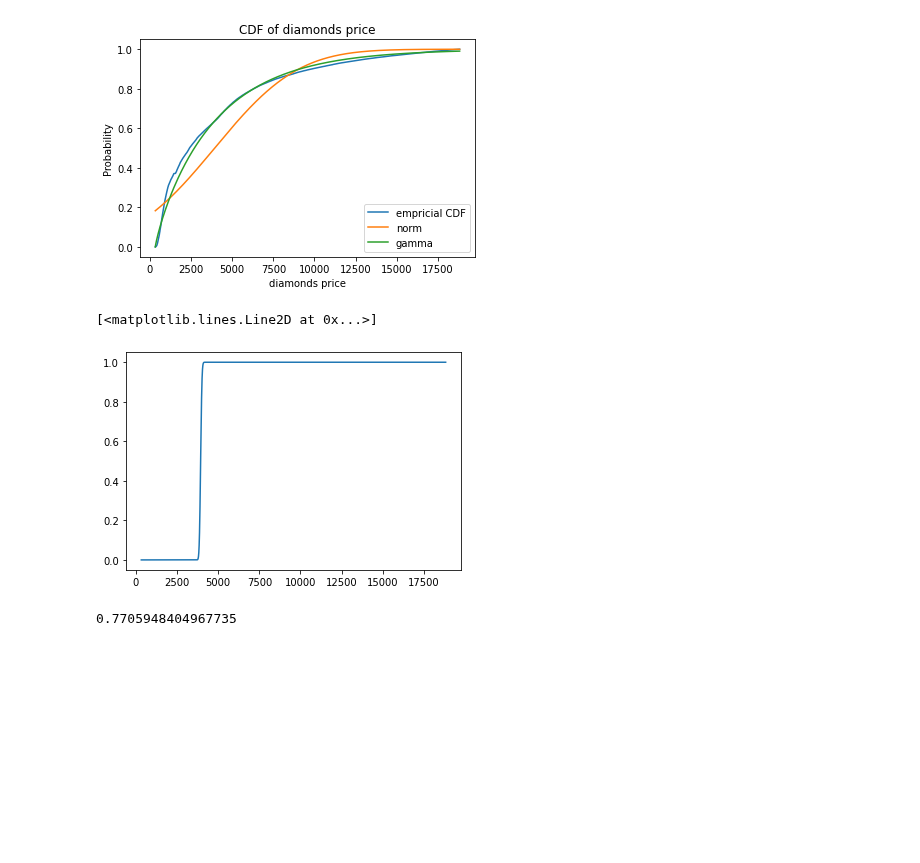
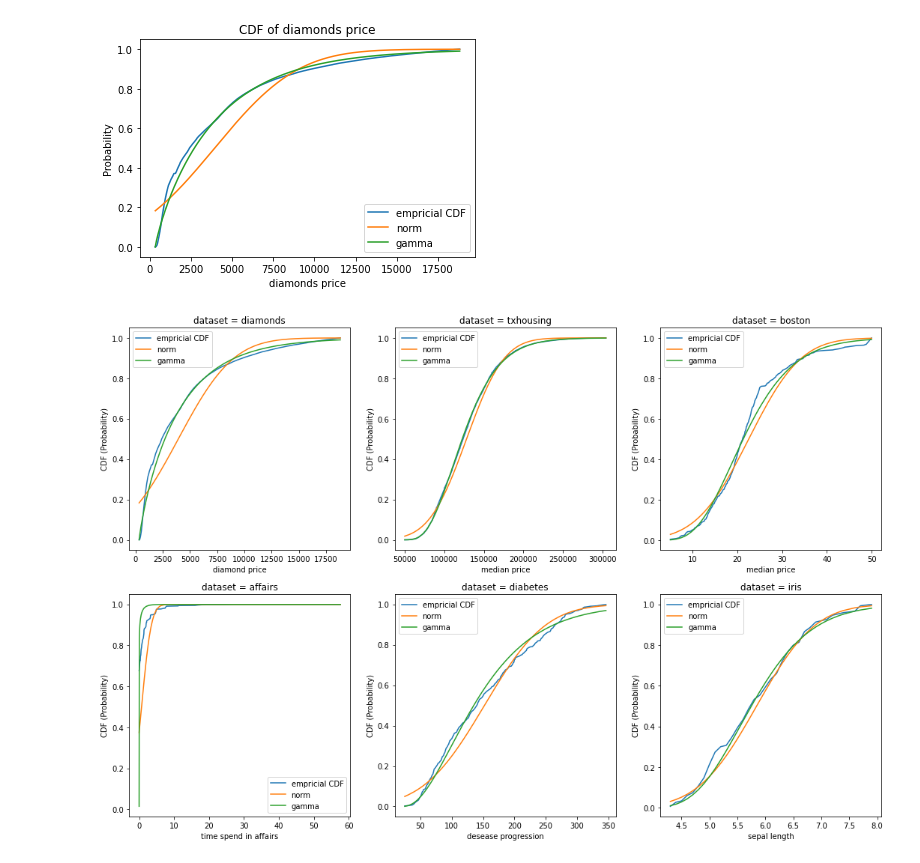
Before and after one commit to lorentzenchr/notebooks, a Jupyter notebook: real_world_non_normal.ipynb, the cells around one changed output. Cells and saved outputs as stored; diff of their text form; code cells hidden in the pictures; blank space fills up the shorter version.

```diff
--- a/real_world_non_normal.ipynb
+++ b/real_world_non_normal.ipynb
@@ -5,10 +5,20 @@ Look at `diamonds`, `txhousing` and
 import matplotlib.pyplot as plt
 import numpy as np
 import pandas as pd
-from plotnine.data import diamonds, txhousing
 from scipy import stats
 import seaborn as sns
 from statsmodels.distributions.empirical_distribution import ECDF
+
+# import datasets
+from plotnine.data import diamonds, txhousing
+from sklearn.datasets import load_boston, load_diabetes, load_iris
+from statsmodels.datasets import fair
+
+boston = load_boston(return_X_y=True)[1]
+diabetes = load_diabetes(return_X_y=True)[1]
+iris = load_iris()['data']
+
+affairs = fair.load_pandas()
 # %%
 y = np.sort(diamonds['price'])
 ecdf = ECDF(y)
@@ -24,7 +34,7 @@ for dist in DISTRIBUTIONS:
     scale = params[-1]
 
     # Calculate fitted PDF and error with fit in distribution
-    plt.plot(x, dist.cdf(x, loc=loc, scale=scale, *arg), label=dist.name)
+    plt.plot(y, dist.cdf(y, loc=loc, scale=scale, *arg), label=dist.name)
 
 plt.legend()
 plt.xlabel('diamonds price')
@@ -33,12 +43,32 @@ plt.title('CDF of diamonds price')
 # %% [output]
 Text(0.5, 1.0, 'CDF of diamonds price')
 [figure]
-# %%
-plt.plot(x, stats.poisson.cdf(y, mu=x.mean()))
-# %% [output]
-[<matplotlib.lines.Line2D at 0x...>]
-[figure, removed]
-# %%
-stats.poisson.cdf(3040, mu=3000)
-# %% [output]
-0.7705948404967735
+# %%
+DISTRIBUTIONS = [stats.norm, stats.gamma] # maybe add stats.invgauss
+
+fig, axes = plt.subplots(2, 3, figsize=(6*3, 6*2))
+for (name, target, y), ax in zip([['diamonds', 'diamond price', diamonds['price']],
+                                  ['txhousing', 'median price', txhousing['median']],
+                                  ['boston', 'median price', boston],
+                                  ['affairs', 'time spend in affairs', affairs.data['affairs']],
+                                  ['diabetes', 'desease progression', diabetes],
+                                  ['iris', 'sepal length', iris[:, 0]]],
+                                 axes.flat):
+    y = np.sort(pd.Series(y).dropna())  # txhousing has NA valeus
+    ecdf = ECDF(y)
+    ax.plot(y, ecdf(y), label='empricial CDF')
+    for dist in DISTRIBUTIONS:
+        #fit distribution to data
+        params = dist.fit(y)
+        # Separate parts of parameters
+        arg = params[:-2]
+        loc = params[-2]
+        scale = params[-1]
+        ax.plot(y, dist.cdf(y, loc=loc, scale=scale, *arg), label=dist.name)
+
+    ax.legend()
+    ax.set_xlabel(target)
+    ax.set_ylabel("CDF (Probability)")
+    ax.set_title("dataset = " + name)
+# %% [output]
+[figure, added]
```
Also changed, not shown: parts of 3 cells of this notebook.
